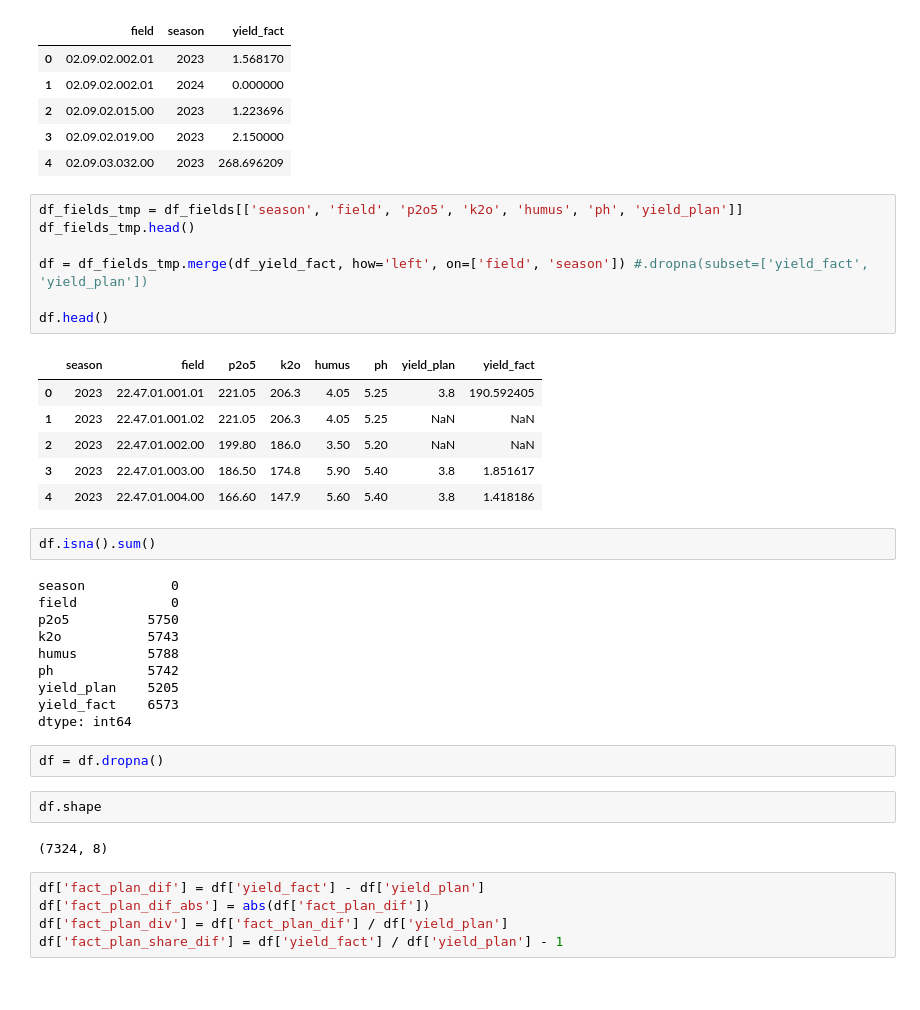
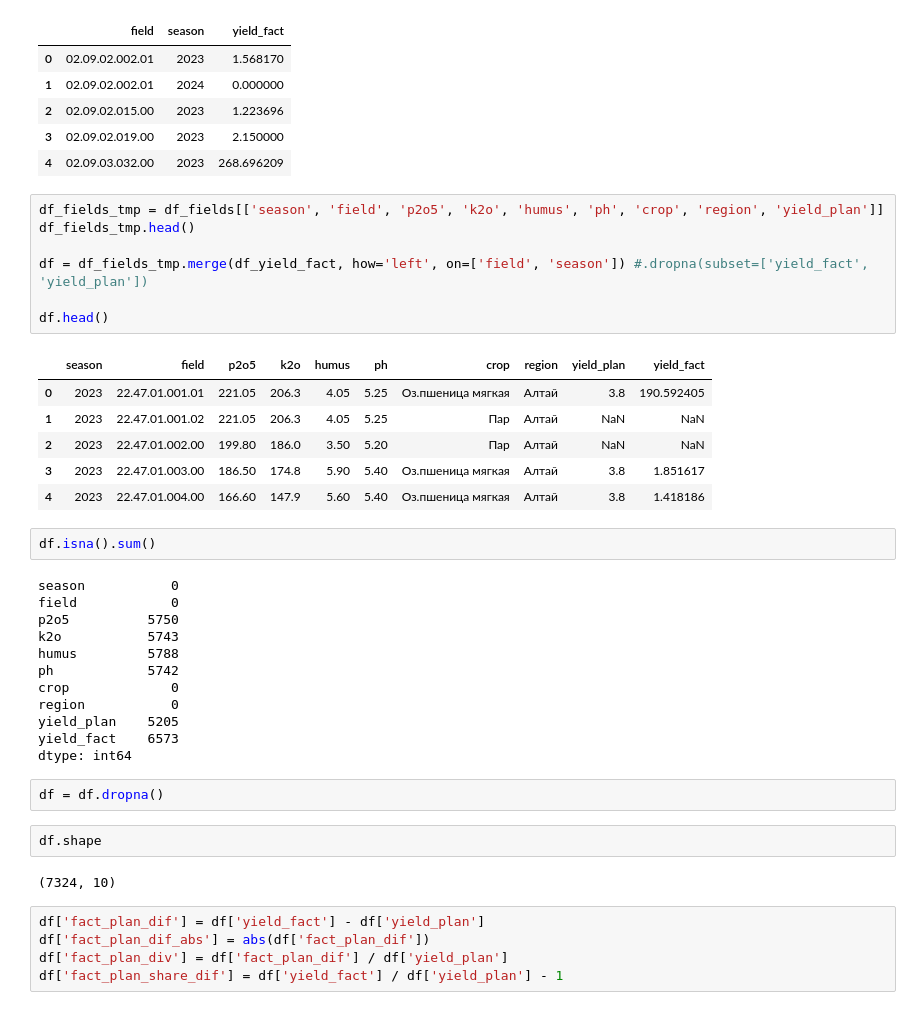
Before and after one commit to VladSunny/DANO_EKONIVA, a Jupyter notebook: notebooks/plan_fact_yield.ipynb, the cells around one changed output. Saved outputs shown, nothing was run; the diff lists cells and outputs as text.

```diff
--- a/notebooks/plan_fact_yield.ipynb
+++ b/notebooks/plan_fact_yield.ipynb
@@ -53,19 +53,19 @@ df_yield_fact.head()
 | 3 | 02.09.02.019.00 | 2023 | 2.150000 |
 | 4 | 02.09.03.032.00 | 2023 | 268.696209 |
 # %%
-df_fields_tmp = df_fields[['season', 'field', 'p2o5', 'k2o', 'humus', 'ph', 'yield_plan']]
+df_fields_tmp = df_fields[['season', 'field', 'p2o5', 'k2o', 'humus', 'ph', 'crop', 'region', 'yield_plan']]
 df_fields_tmp.head()
 
 df = df_fields_tmp.merge(df_yield_fact, how='left', on=['field', 'season']) #.dropna(subset=['yield_fact', 'yield_plan'])
 
 df.head()
 # %% [output]
-|  | season | field | p2o5 | k2o | humus | ph | yield_plan | yield_fact |
-| 0 | 2023 | 22.47.01.001.01 | 221.05 | 206.3 | 4.05 | 5.25 | 3.8 | 190.592405 |
-| 1 | 2023 | 22.47.01.001.02 | 221.05 | 206.3 | 4.05 | 5.25 | NaN | NaN |
-| 2 | 2023 | 22.47.01.002.00 | 199.80 | 186.0 | 3.50 | 5.20 | NaN | NaN |
-| 3 | 2023 | 22.47.01.003.00 | 186.50 | 174.8 | 5.90 | 5.40 | 3.8 | 1.851617 |
-| 4 | 2023 | 22.47.01.004.00 | 166.60 | 147.9 | 5.60 | 5.40 | 3.8 | 1.418186 |
+|  | season | field | p2o5 | k2o | humus | ph | crop | region | yield_plan | yield_fact |
+| 0 | 2023 | 22.47.01.001.01 | 221.05 | 206.3 | 4.05 | 5.25 | Оз.пшеница мягкая | Алтай | 3.8 | 190.592405 |
+| 1 | 2023 | 22.47.01.001.02 | 221.05 | 206.3 | 4.05 | 5.25 | Пар | Алтай | NaN | NaN |
+| 2 | 2023 | 22.47.01.002.00 | 199.80 | 186.0 | 3.50 | 5.20 | Пар | Алтай | NaN | NaN |
+| 3 | 2023 | 22.47.01.003.00 | 186.50 | 174.8 | 5.90 | 5.40 | Оз.пшеница мягкая | Алтай | 3.8 | 1.851617 |
+| 4 | 2023 | 22.47.01.004.00 | 166.60 | 147.9 | 5.60 | 5.40 | Оз.пшеница мягкая | Алтай | 3.8 | 1.418186 |
 # %%
 df.isna().sum()
 # %% [output]
@@ -75,6 +75,8 @@ p2o5          5750
 k2o           5743
 humus         5788
 ph            5742
+crop             0
+region           0
 yield_plan    5205
 yield_fact    6573
 dtype: int64
@@ -83,7 +85,7 @@ df = df.dropna()
 # %%
 df.shape
 # %% [output]
-(7324, 8)
+(7324, 10)
 # %%
 df['fact_plan_dif'] = df['yield_fact'] - df['yield_plan']
 df['fact_plan_dif_abs'] = abs(df['fact_plan_dif'])
```
Also changed, not shown: parts of 3 cells of this notebook.
